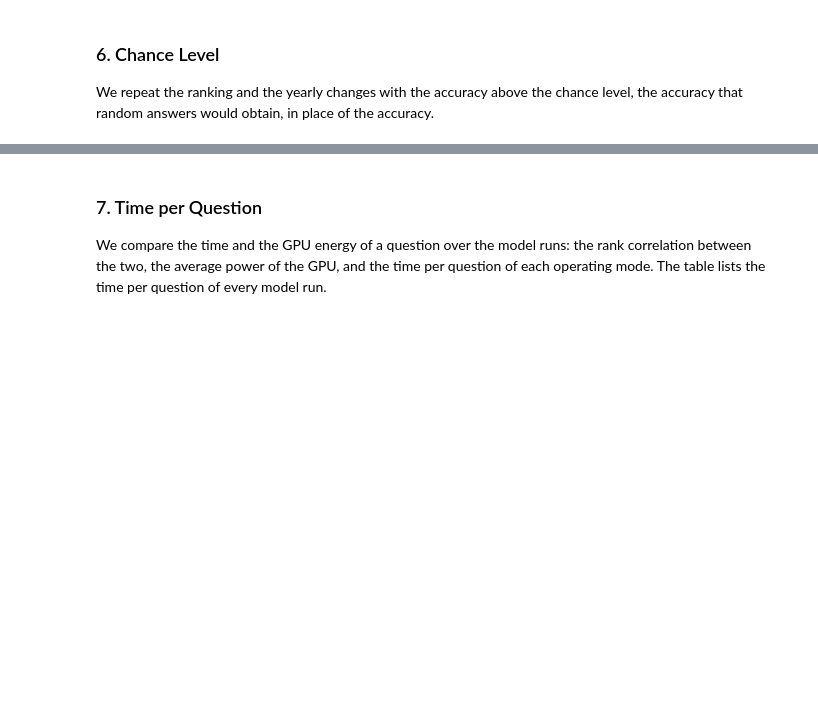
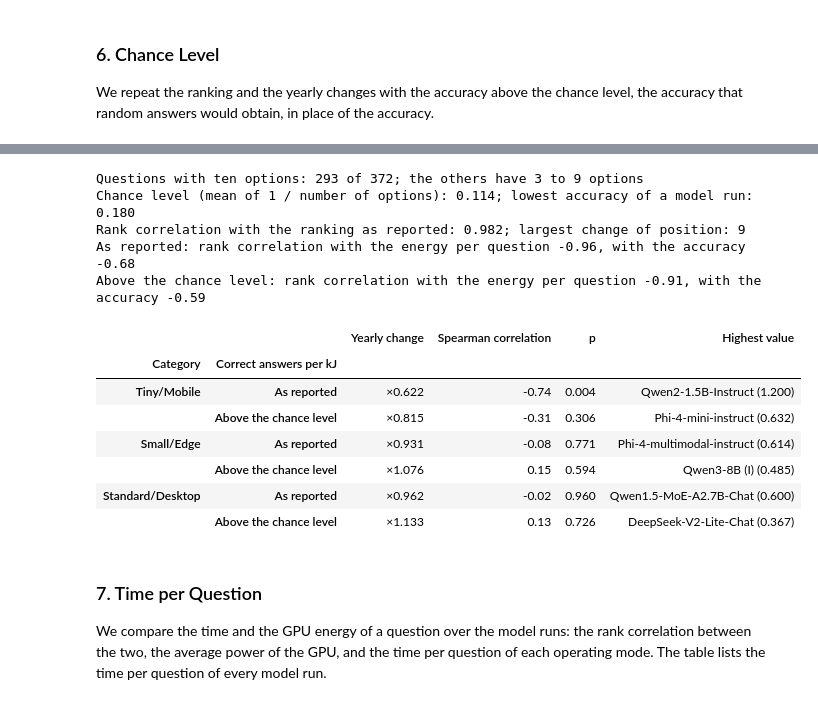
Before and after one commit to diogogmatos/eco-evolution-of-llms, a Jupyter notebook: analysis/06-discussion.ipynb, the cells around one changed output, grey strips where cells are left out. Drawn from its saved outputs; the diff is of its cells as text; code cells hidden in the pictures; blank space fills up the shorter version.

```diff
--- a/analysis/06-discussion.ipynb
+++ b/analysis/06-discussion.ipynb
@@ -426,3 +377,52 @@ Above the chance level: rank correlation with the energy per question -0.91, wit
+# %%
+from scipy.stats import spearmanr
+
+from common import chance_level
+
+CHANCE_LEVEL = chance_level(questions)
+reported = efficiency["As reported"]
+above_chance = 1000 * (model_runs["accuracy"] - CHANCE_LEVEL) / model_runs["gpu_joules_per_question"]
+position_change = (reported.rank(ascending=False) - above_chance.rank(ascending=False)).abs()
+
+options = questions.drop_duplicates("question_id")["options"]
+print(f"Questions with ten options: {(options == 10).sum()} of {len(options)}; the others have {options[options < 10].min()} to {options[options < 10].max()} options")
+print(f"Chance level (mean of 1 / number of options): {CHANCE_LEVEL:.3f}; lowest accuracy of a model run: {model_runs['accuracy'].min():.3f}")
+print(f"Rank correlation with the ranking as reported: {reported.corr(above_chance, method='spearman'):.3f}; largest change of position: {int(position_change.max())}")
+for name, values in {"As reported": reported, "Above the chance level": above_chance}.items():
+    with_energy = values.corr(model_runs["gpu_joules_per_question"], method="spearman")
+    with_accuracy = values.corr(model_runs["accuracy"], method="spearman")
+    print(f"{name}: rank correlation with the energy per question {with_energy:.2f}, with the accuracy {with_accuracy:.2f}")
+
+rows = []
+for category in CATEGORY_ORDER:
+    group = (model_runs["category"] == category) & (model_runs["mode"] == "Instruct")
+    for name, values in {"As reported": reported, "Above the chance level": above_chance}.items():
+        correlation, p_value = spearmanr(years[group], values[group])
+        slope = np.exp(np.polyfit(years[group], np.log(values[group]), 1)[0])
+        best = model_runs.loc[values[group].idxmax()]
+        rows.append({
+            "Category": category,
+            "Correct answers per kJ": name,
+            "Yearly change": f"×{slope:.3f}",
+            "Spearman correlation": round(correlation, 2),
+            "p": round(p_value, 3),
+            "Highest value": f"{short_name(best['model_run'])} ({values[group].max():.3f})",
+        })
+pd.DataFrame(rows).set_index(["Category", "Correct answers per kJ"])
+# %% [output]
+Questions with ten options: 293 of 372; the others have 3 to 9 options
+Chance level (mean of 1 / number of options): 0.114; lowest accuracy of a model run: 0.180
+Rank correlation with the ranking as reported: 0.982; largest change of position: 9
+As reported: rank correlation with the energy per question -0.96, with the accuracy -0.68
+Above the chance level: rank correlation with the energy per question -0.91, with the accuracy -0.59
+|  |  | Yearly change | Spearman correlation | p | Highest value |
+| Category | Correct answers per kJ |  |  |  |  |
+| Tiny/Mobile | As reported | ×0.622 | -0.74 | 0.004 | Qwen2-1.5B-Instruct (1.200) |
+|  | Above the chance level | ×0.815 | -0.31 | 0.306 | Phi-4-mini-instruct (0.632) |
+| Small/Edge | As reported | ×0.931 | -0.08 | 0.771 | Phi-4-multimodal-instruct (0.614) |
+|  | Above the chance level | ×1.076 | 0.15 | 0.594 | Qwen3-8B (I) (0.485) |
+| Standard/Desktop | As reported | ×0.962 | -0.02 | 0.960 | Qwen1.5-MoE-A2.7B-Chat (0.600) |
+|  | Above the chance level | ×1.133 | 0.13 | 0.726 | DeepSeek-V2-Lite-Chat (0.367) |
 # %% [markdown]
 ### 7. Time per Question
 We compare the time and the GPU energy of a question over the model runs: the rank correlation between the two, the average power of the GPU, and the time per question of each operating mode. The table lists the time per question of every model run.
```
Also changed, not shown: parts of 5 cells of this notebook, 1 other file.
